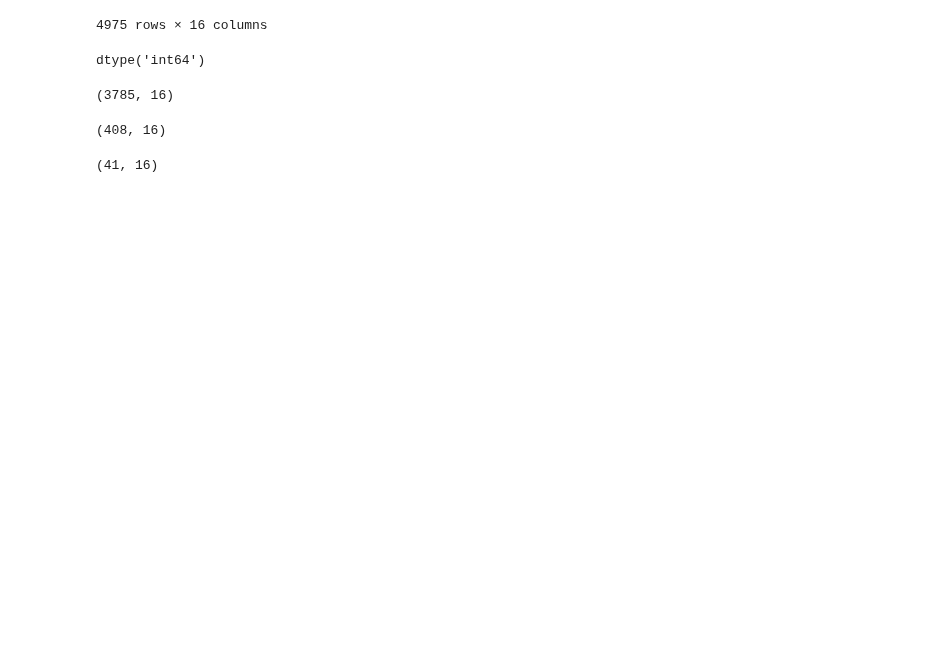
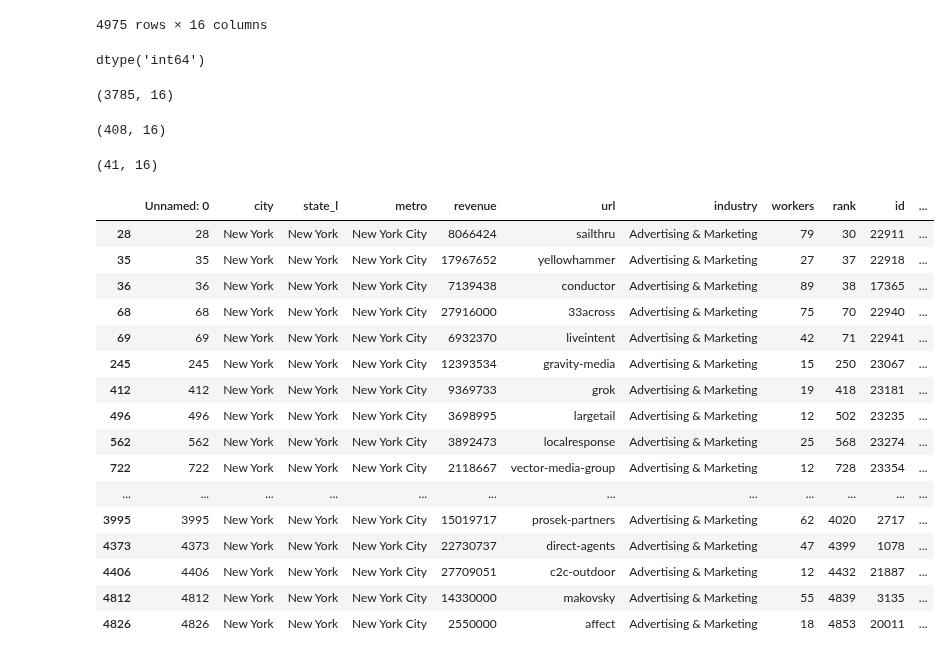
Before and after one commit to xthomas/dataviz, a Jupyter notebook: inc5000/NYC Advertising and Marketing.ipynb, the cells around one changed output. Drawn from its saved outputs; the diff is of its cells as text; code cells hidden in the pictures; blank space fills up the shorter version.

```diff
--- a/inc5000/NYC Advertising and Marketing.ipynb
+++ b/inc5000/NYC Advertising and Marketing.ipynb
@@ -48,3 +48,23 @@ nyc.shape
 (41, 16)
 # %%
 nyc.to_csv('/Users/xavier/Documents/src/dataviz/inc5000/csv_data/inc5k-nyc_agencies_2013.csv')
+# %%
+nyc
+# %% [output]
+|  | Unnamed: 0 | city | state_l | metro | revenue | url | industry | workers | rank | id | ... |
+| 28 | 28 | New York | New York | New York City | 8066424 | sailthru | Advertising & Marketing | 79 | 30 | 22911 | ... |
+| 35 | 35 | New York | New York | New York City | 17967652 | yellowhammer | Advertising & Marketing | 27 | 37 | 22918 | ... |
+| 36 | 36 | New York | New York | New York City | 7139438 | conductor | Advertising & Marketing | 89 | 38 | 17365 | ... |
+| 68 | 68 | New York | New York | New York City | 27916000 | 33across | Advertising & Marketing | 75 | 70 | 22940 | ... |
+| 69 | 69 | New York | New York | New York City | 6932370 | liveintent | Advertising & Marketing | 42 | 71 | 22941 | ... |
+| 245 | 245 | New York | New York | New York City | 12393534 | gravity-media | Advertising & Marketing | 15 | 250 | 23067 | ... |
+| 412 | 412 | New York | New York | New York City | 9369733 | grok | Advertising & Marketing | 19 | 418 | 23181 | ... |
+| 496 | 496 | New York | New York | New York City | 3698995 | largetail | Advertising & Marketing | 12 | 502 | 23235 | ... |
+| 562 | 562 | New York | New York | New York City | 3892473 | localresponse | Advertising & Marketing | 25 | 568 | 23274 | ... |
+| 722 | 722 | New York | New York | New York City | 2118667 | vector-media-group | Advertising & Marketing | 12 | 728 | 23354 | ... |
+| ... | ... | ... | ... | ... | ... | ... | ... | ... | ... | ... | ... |
+| 3995 | 3995 | New York | New York | New York City | 15019717 | prosek-partners | Advertising & Marketing | 62 | 4020 | 2717 | ... |
+| 4373 | 4373 | New York | New York | New York City | 22730737 | direct-agents | Advertising & Marketing | 47 | 4399 | 1078 | ... |
+| 4406 | 4406 | New York | New York | New York City | 27709051 | c2c-outdoor | Advertising & Marketing | 12 | 4432 | 21887 | ... |
+| 4812 | 4812 | New York | New York | New York City | 14330000 | makovsky | Advertising & Marketing | 55 | 4839 | 3135 | ... |
+| 4826 | 4826 | New York | New York | New York City | 2550000 | affect | Advertising & Marketing | 18 | 4853 | 20011 | ... |
```
Also changed, not shown: parts of 3 cells of this notebook, 3 other files.
